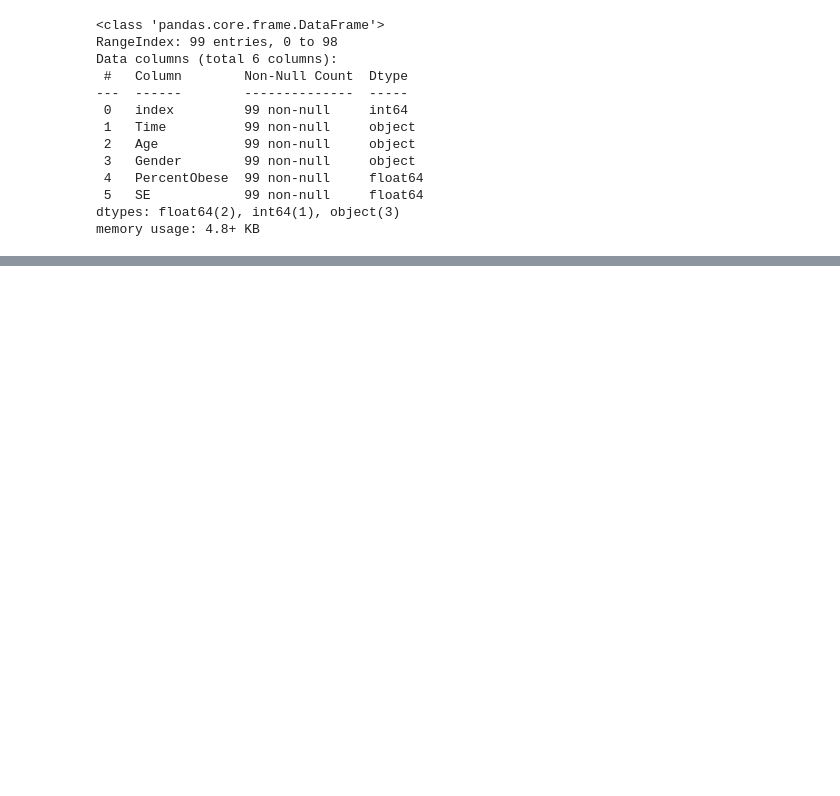
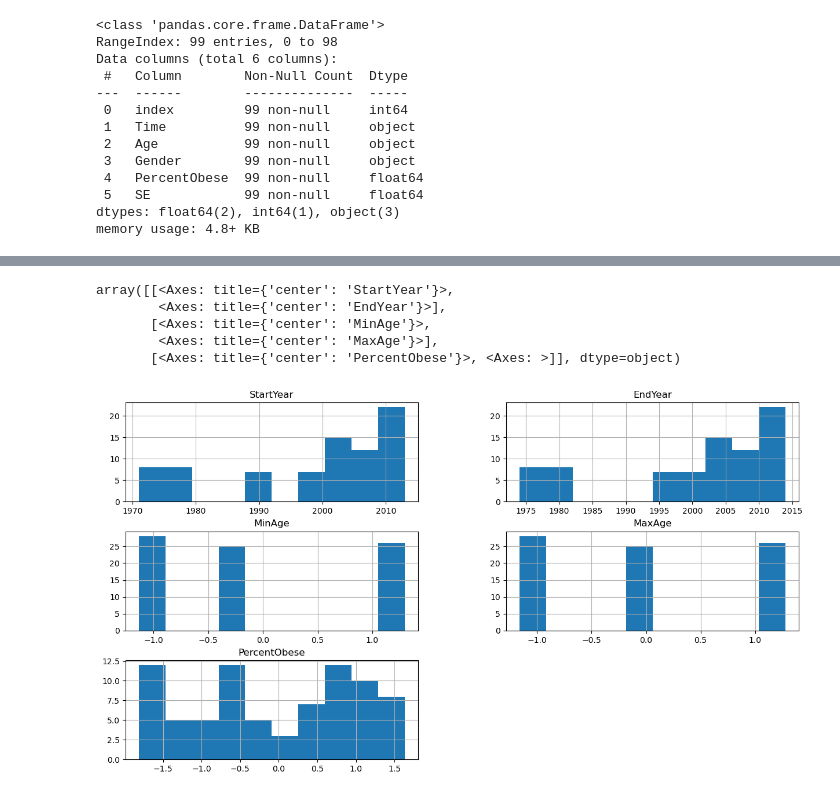
Before and after one commit to yuurisha/ML-ChildhoodObesityPrediction, a Jupyter notebook: Obesity.ipynb, the cells around one changed output, grey strips where cells are left out. Drawn from its saved outputs; the diff is of its cells as text; code cells hidden in the pictures; blank space fills up the shorter version.

```diff
--- a/Obesity.ipynb
+++ b/Obesity.ipynb
@@ -78,0 +40,23 @@ X_train
+# %%
+from sklearn.preprocessing import StandardScaler
+# data['Time'] = data['Time'].apply(lambda x: [int(year) for year in x.strip('[]').split(',')])
+# data['StartYear'] = data['Time'].apply(lambda x: x[0])
+# data['EndYear'] = data['Time'].apply(lambda x: x[1])
+# data.drop('Time', axis=1, inplace=True)
+
+data['StartYear'] = data['Time'].apply(lambda x: int(x.strip('[]').split(',')[0]))
+data['EndYear'] = data['Time'].apply(lambda x: int(x.strip('[]').split(',')[1]))
+
+
+# 1. Convert string representations of age ranges to separate minimum and maximum ages
+data['Age'] = data['Age'].apply(lambda x: [int(age) for age in x.strip('[]').split(',')])
+
+# Extract minimum and maximum ages from the list
+data['MinAge'] = data['Age'].apply(lambda x: x[0])
+data['MaxAge'] = data['Age'].apply(lambda x: x[1])
+data.drop('Age', axis=1, inplace=True)
+
+# 3. Standardize the continuous-valued features 'Age' and 'PercentObese'
+continuous_features = ['PercentObese', 'MinAge', 'MaxAge']
+scaler = StandardScaler()
+data[continuous_features] = scaler.fit_transform(data[continuous_features])
@@ -78,0 +102,9 @@ X_train
+# %%
+train_data.hist(figsize=(15,8))
+# %% [output]
+array([[<Axes: title={'center': 'StartYear'}>,
+        <Axes: title={'center': 'EndYear'}>],
+       [<Axes: title={'center': 'MinAge'}>,
+        <Axes: title={'center': 'MaxAge'}>],
+       [<Axes: title={'center': 'PercentObese'}>, <Axes: >]], dtype=object)
+[figure, added]
```
Also changed, not shown: parts of 6 cells of this notebook.
